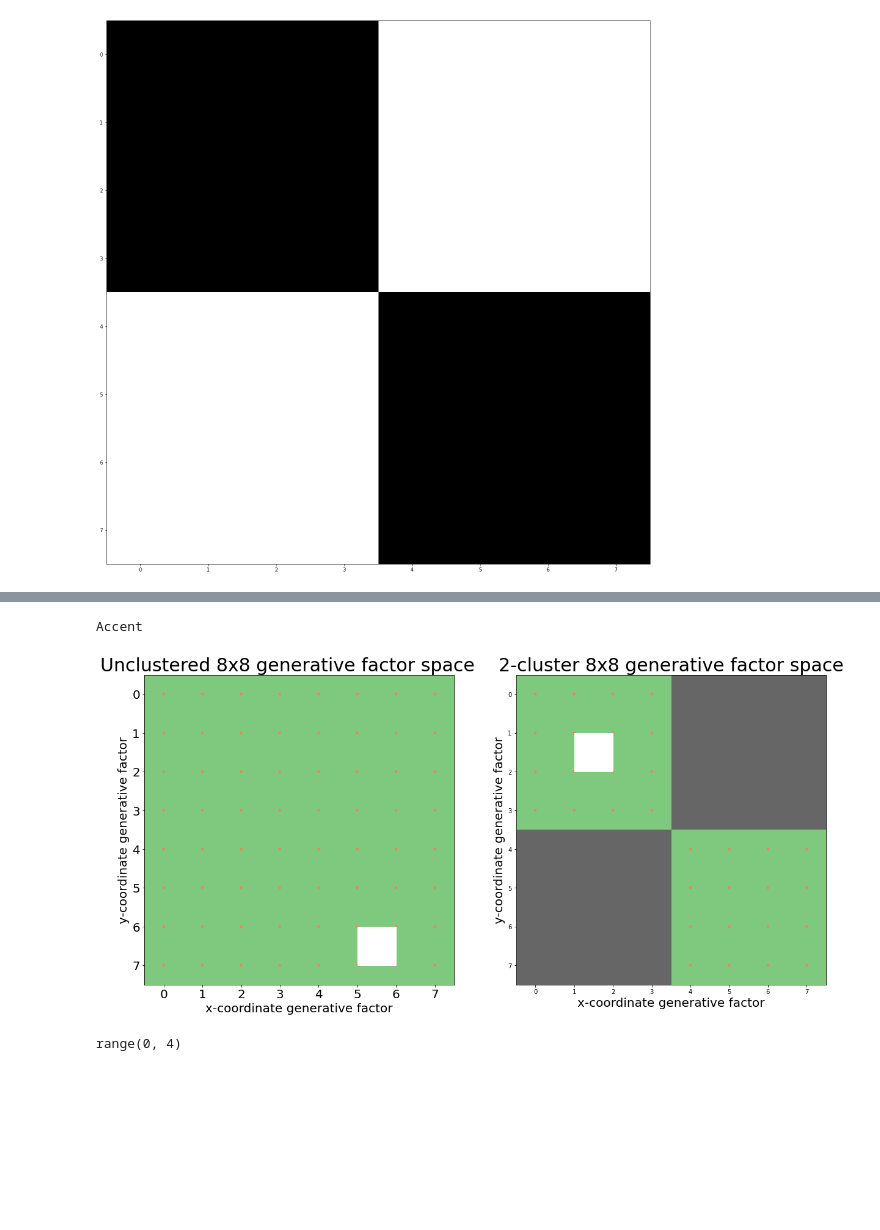
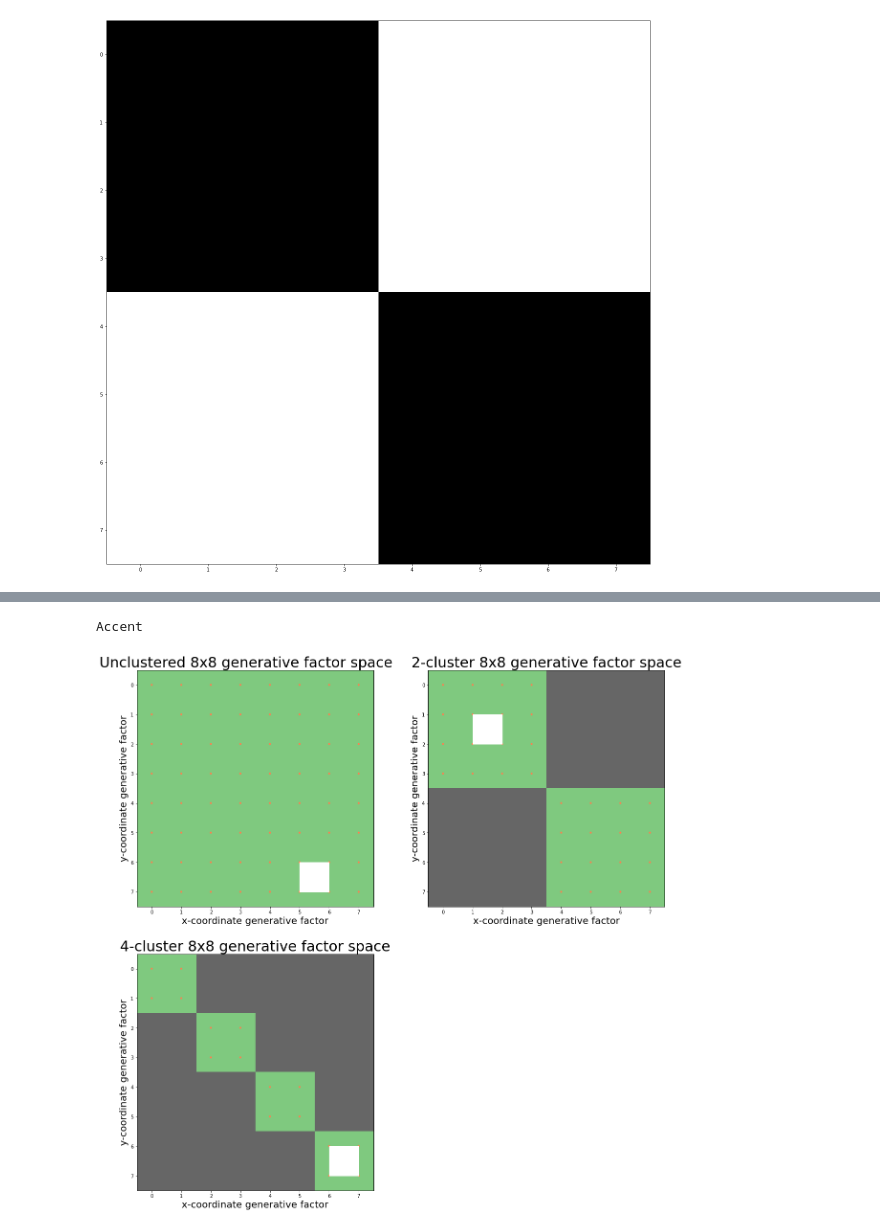
Before and after one commit to nmichlo/disent, a Jupyter notebook: notebooks/figure gen_factor_space.ipynb, the cells around one changed output, grey strips where cells are left out. Cells and saved outputs as stored; diff of their text form; code cells hidden in the pictures; blank space fills up the shorter version.

Commit message:
figure

```diff
--- a/notebooks/figure gen_factor_space.ipynb
+++ b/notebooks/figure gen_factor_space.ipynb
@@ -33,3 +35,20 @@ plt.imshow(cluster2,cmap='gray')
 [1.]
 <matplotlib.image.AxesImage at 0x...>
 [figure]
+# %%
+
+cluster1 = np.ones((8,8,1))
+cluster4 = np.ones((8,8,1))
+cluster4[:4,4:]=0
+cluster4[4:,:4]=0
+cluster4[0:2,2:4]=0
+cluster4[2:4,0:2]=0
+cluster4[4:6,6:8]=0
+cluster4[6:8,4:6]=0
+#cluster2[4:,4:]=1
+#cluster2[:4,:4]=1
+#base = np.zeros((8,8,1))*255
+plt.imshow(cluster4,cmap='gray')
+print(cluster2[0,0])
+cluster4 = np.ones((8,8,1)) - cluster4
+plt.imshow(cluster4,cmap='gray')
@@ -41,10 +64,12 @@ print(CMAP)
 
 plt.rcParams["figure.figsize"] = (20,20)
 f = plt.figure()
+
 f.fontsize=30
-f1 = f.add_subplot(1,2, 1)
-plt.setp(f1.get_xticklabels(), Fontsize=20)
-plt.setp(f1.get_yticklabels(), Fontsize=20)
+f1 = f.add_subplot(2,2, 1)
+plt.imshow(np.ones(cluster2.shape),cmap=CMAP)
+#plt.setp(f1.get_xticklabels(), Fontsize=20)
+#plt.setp(f1.get_yticklabels(), Fontsize=20)
 f1.set_title('Unclustered 8x8 generative factor space    ', size=30)
 f1.set_xlabel('x-coordinate generative factor', fontsize=20)
 f1.set_ylabel('y-coordinate generative factor',  fontsize=20)
@@ -55,35 +80,66 @@ for xx in range(0,8):
 
 sprite = Rectangle((5,6), 1,1, color='white')
 f1.add_patch(sprite)
-
-plt.imshow(np.ones(cluster2.shape), cmap =CMAP)
+f1.plot()
 
 ###################################
 
-f2 = f.add_subplot(1,2, 2)
+f2 = f.add_subplot(2,2, 2)
+plt.imshow(cluster2,cmap=CMAP)
 f2.set_title('2-cluster 8x8 generative factor space', size=30)
 #plt.setp(f2.get_xticklabels(), Fontsize=16)
 #plt.setp(f2.get_yticklabels(), Fontsize=16)
 f2.set_xlabel('x-coordinate generative factor',  fontsize=20)
 f2.set_ylabel('y-coordinate generative factor', fontsize=20)
 
 for xx in range(0,4):
     for yy in range(0,4):
         circ = Circle((xx,yy),0.025, color='coral')
         f2.add_patch(circ)
 
 for xx in range(4,8):
     for yy in range(4,8):
         circ = Circle((xx,yy),0.025, color='coral')
         f2.add_patch(circ)
 
 sprite = Rectangle((1,1), 1,1, color='white')
 f2.add_patch(sprite)
 
-plt.imshow(cluster2, cmap =CMAP)
+f3 = f.add_subplot(2,2,3)
+plt.imshow(cluster4,cmap=CMAP)
+f3.set_title('4-cluster 8x8 generative factor space', size=30)
+#plt.setp(f2.get_xticklabels(), Fontsize=16)
+#plt.setp(f2.get_yticklabels(), Fontsize=16)
+f3.set_xlabel('x-coordinate generative factor',  fontsize=20)
+f3.set_ylabel('y-coordinate generative factor', fontsize=20)
+
+for xx in range(0,2):
+    for yy in range(0,2):
+        circ = Circle((xx,yy),0.025, color='coral')
+        f3.add_patch(circ)
+
+for xx in range(2,4):
+    for yy in range(2,4):
+        circ = Circle((xx,yy),0.025, color='coral')
+        f3.add_patch(circ)
+
+for xx in range(4,6):
+    for yy in range(4,6):
+        circ = Circle((xx,yy),0.025, color='coral')
+        f3.add_patch(circ)
+
+for xx in range(6,8):
+    for yy in range(6,8):
+        circ = Circle((xx,yy),0.025, color='coral')
+        f3.add_patch(circ)
+
+sprite = Rectangle((6,6), 1,1, color='white')
+f3.add_patch(sprite)
+
+
 
 plt.show(block=True)
 f.savefig('factor_clusters.png')
 # %% [output]
 Accent
-[figure, old version]
+[figure, new version]
@@ -92,4 +145,0 @@ x = range(0,4)
-# %%
-x
-# %% [output]
-range(0, 4)
```
Also changed, not shown: parts of 5 cells of this notebook.
